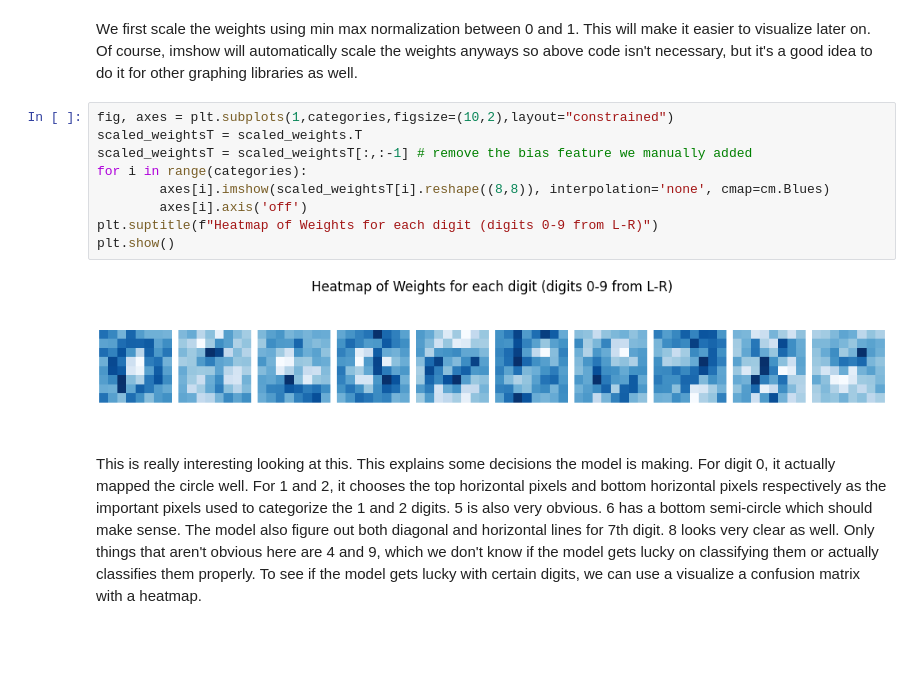
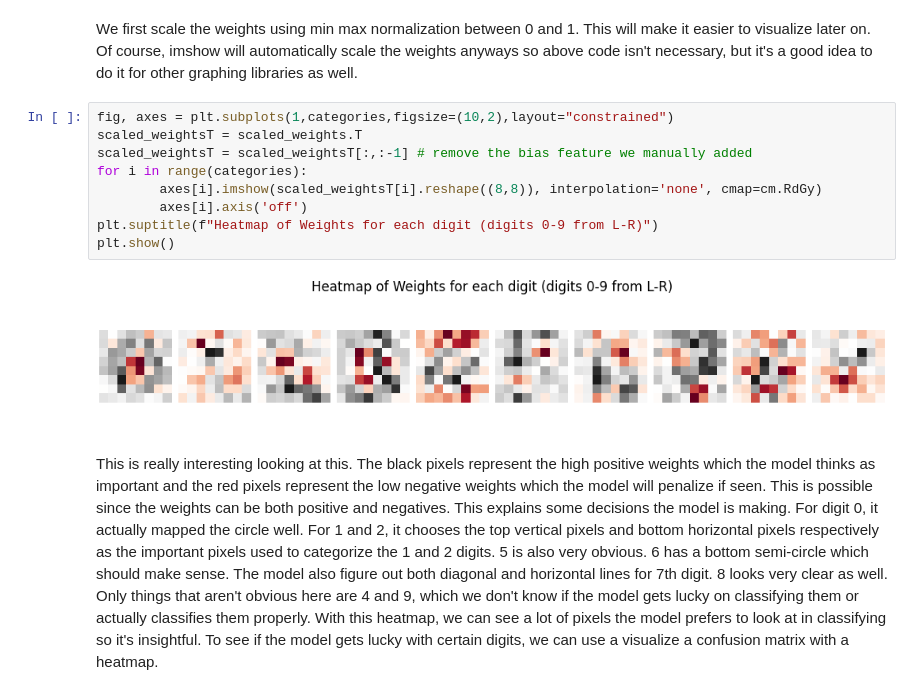
Before and after one commit to LoneCoder21/machine_learning, a Jupyter notebook: logistic_regression/multi_classification_with_softmax.ipynb, the cells around one changed output. Saved outputs shown, nothing was run; the diff lists cells and outputs as text; blank space fills up the shorter version.

Commit message:
show negative weights

```diff
--- a/logistic_regression/multi_classification_with_softmax.ipynb
+++ b/logistic_regression/multi_classification_with_softmax.ipynb
@@ -331,13 +312,13 @@ We first scale the weights using min max normalization between 0 and 1. This wil
 # %%
 fig, axes = plt.subplots(1,categories,figsize=(10,2),layout="constrained")
 scaled_weightsT = scaled_weights.T
 scaled_weightsT = scaled_weightsT[:,:-1] # remove the bias feature we manually added
 for i in range(categories):
-        axes[i].imshow(scaled_weightsT[i].reshape((8,8)), interpolation='none', cmap=cm.Blues)
+        axes[i].imshow(scaled_weightsT[i].reshape((8,8)), interpolation='none', cmap=cm.RdGy)
         axes[i].axis('off')
 plt.suptitle(f"Heatmap of Weights for each digit (digits 0-9 from L-R)")
 plt.show()
 # %% [output]
-[figure, old version]
+[figure, new version]
 # %% [markdown]
-This is really interesting looking at this. This explains some decisions the model is making. For digit 0, it actually mapped the circle well. For 1 and 2, it chooses the top horizontal pixels and bottom horizontal pixels respectively as the important pixels used to categorize the 1 and 2 digits. 5 is also very obvious. 6 has a bottom semi-circle which should make sense. The model also figure out both diagonal and horizontal lines for 7th digit. 8 looks very clear as well. Only things that aren't obvious here are 4 and 9, which we don't know if the model gets lucky on classifying them or actually classifies them properly. To see if the model gets lucky with certain digits, we can use a visualize a confusion matrix with a heatmap.
+This is really interesting looking at this. The black pixels represent the high positive weights which the model thinks as important and the red pixels represent the low negative weights which the model will penalize if seen. This is possible since the weights can be both positive and negatives. This explains some decisions the model is making. For digit 0, it actually mapped the circle well. For 1 and 2, it chooses the top vertical pixels and bottom horizontal pixels respectively as the important pixels used to categorize the 1 and 2 digits. 5 is also very obvious. 6 has a bottom semi-circle which should make sense. The model also figure out both diagonal and horizontal lines for 7th digit. 8 looks very clear as well. Only things that aren't obvious here are 4 and 9, which we don't know if the model gets lucky on classifying them or actually classifies them properly. With this heatmap, we can see a lot of pixels the model prefers to look at in classifying so it's insightful. To see if the model gets lucky with certain digits, we can use a visualize a confusion matrix with a heatmap.
```
Also changed, not shown: parts of 6 cells of this notebook.
